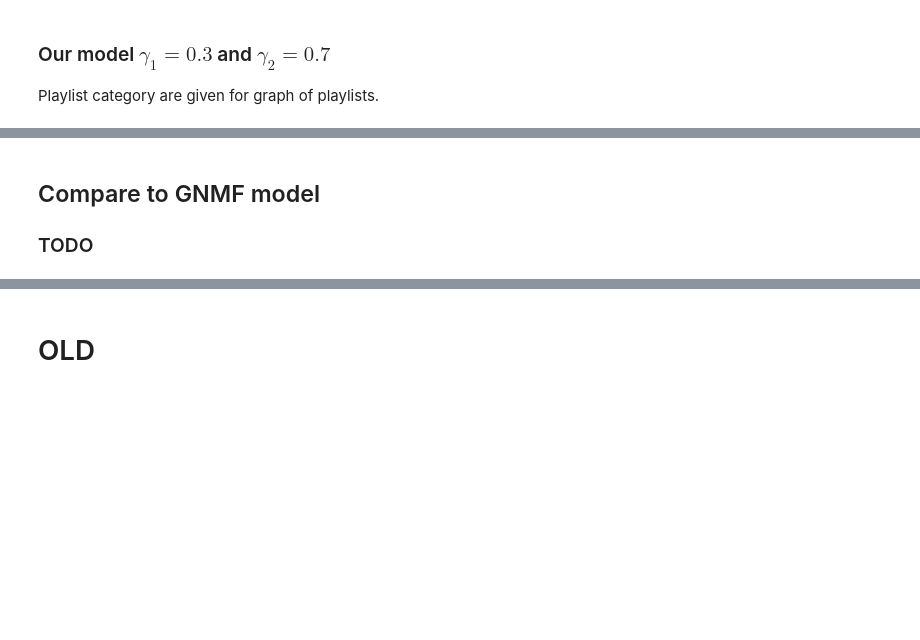
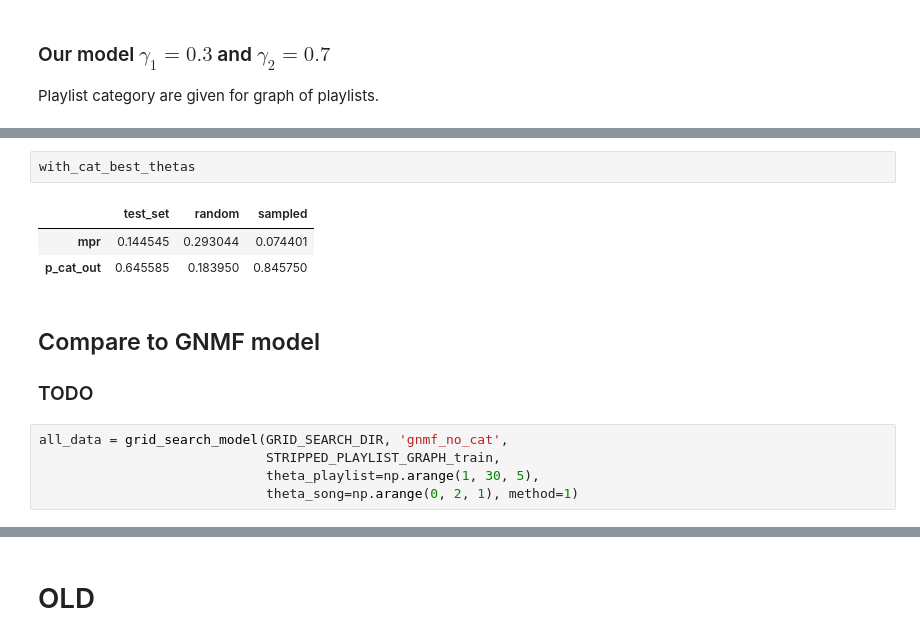
Before and after one commit to kikohs/recog, a Jupyter notebook: notebook/Rec sys.ipynb, the cells around one changed output, grey strips where cells are left out. Drawn from its saved outputs; the diff is of its cells as text; blank space fills up the shorter version.

Commit message:
Compare to GNMF, grid search on all models

```diff
--- a/notebook/Rec sys.ipynb
+++ b/notebook/Rec sys.ipynb
@@ -771,4 +807,15 @@ with_cat_best_thetas = average_validation(EXPERIMENT_DIR, 'with_cat_best_thetas'
+# %%
+with_cat_best_thetas
+# %% [output]
+|  | test_set | random | sampled |
+| mpr | 0.144545 | 0.293044 | 0.074401 |
+| p_cat_out | 0.645585 | 0.183950 | 0.845750 |
 # %% [markdown]
 ## Compare to GNMF model
 
 ### TODO
+# %%
+all_data = grid_search_model(GRID_SEARCH_DIR, 'gnmf_no_cat',
+                             STRIPPED_PLAYLIST_GRAPH_train,
+                             theta_playlist=np.arange(1, 30, 5),
+                             theta_song=np.arange(0, 2, 1), method=1)
```
Also changed, not shown: parts of 10 cells of this notebook.
